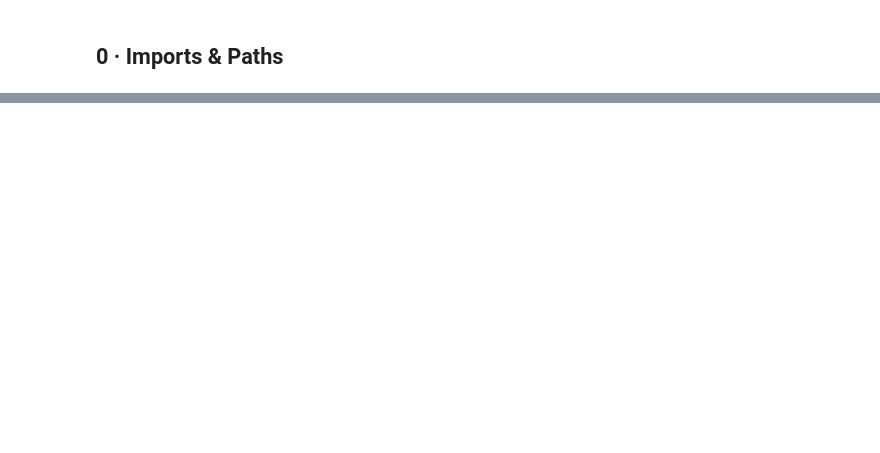
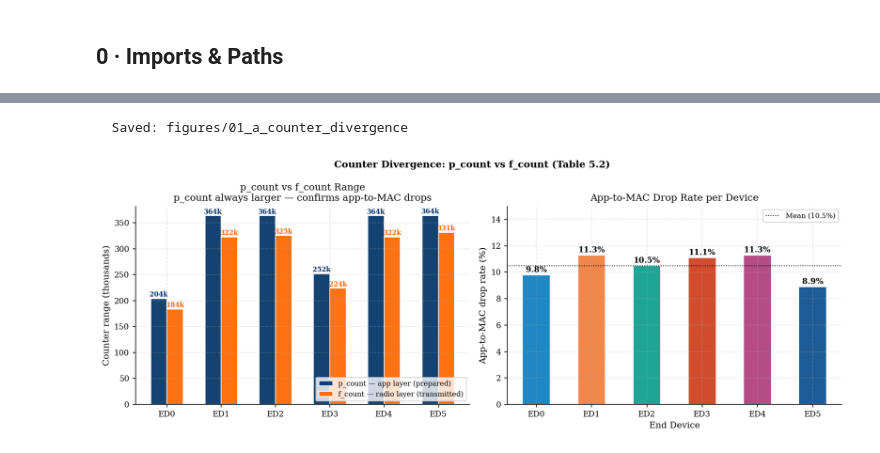
Before and after one commit to vincentmworia/Master-Thesis-Reliability-Analysis-of-Indoor-LoRaWAN-Links-using-packet-counter-reconstruction, a Jupyter notebook: notebooks/FINAL_01_reconstruction.ipynb, the cells around one changed output, grey strips where cells are left out. Drawn from its saved outputs; the diff is of its cells as text; code cells hidden in the pictures; blank space fills up the shorter version.

```diff
--- a/notebooks/FINAL_01_reconstruction.ipynb
+++ b/notebooks/FINAL_01_reconstruction.ipynb
@@ -896,0 +174,43 @@ Cols  : 28
+# %%
+# Fig 01_a — p_count vs f_count divergence per device
+div_data = div.copy()
+DEVICES_D = div_data['device_id'].tolist()
+x = np.arange(len(DEVICES_D));
+w = 0.3
+
+fig, axes = plt.subplots(1, 2, figsize=(12, 4.5))
+
+b1 = axes[0].bar(x - w / 2, div_data['p_range'] / 1000, w, color='#003366',
+                 alpha=0.92, edgecolor='white', label='p_count — app layer (prepared)')
+b2 = axes[0].bar(x + w / 2, div_data['f_range'] / 1000, w, color='#FF6600',
+                 alpha=0.92, edgecolor='white', label='f_count — radio layer (transmitted)')
+for bar, v in zip(b1, div_data['p_range'] / 1000):
+    axes[0].text(bar.get_x() + bar.get_width() / 2, v + 0.5, f'{v:.0f}k',
+                 ha='center', va='bottom', fontsize=7.5, color='#003366', fontweight='bold')
+for bar, v in zip(b2, div_data['f_range'] / 1000):
+    axes[0].text(bar.get_x() + bar.get_width() / 2, v + 0.5, f'{v:.0f}k',
+                 ha='center', va='bottom', fontsize=7.5, color='#FF6600', fontweight='bold')
+axes[0].set_xticks(x);
+axes[0].set_xticklabels(DEVICES_D)
+axes[0].set_ylabel('Counter range (thousands)')
+axes[0].set_title('p_count vs f_count Range\np_count always larger — confirms app-to-MAC drops')
+axes[0].legend(fontsize=8, loc='lower right')
+
+bars = axes[1].bar(DEVICES_D, div_data['pct'],
+                   color=DEVICE_COLORS[:len(DEVICES_D)], width=0.5, alpha=0.88, edgecolor='white')
+for bar, v in zip(bars, div_data['pct']):
+    axes[1].text(bar.get_x() + bar.get_width() / 2, v + 0.1,
+                 f'{v:.1f}%', ha='center', va='bottom', fontsize=9, fontweight='bold')
+axes[1].axhline(y=mean_pct, color='black', lw=1.0, ls=':', label=f'Mean ({mean_pct:.1f}%)')
+axes[1].set_ylabel('App-to-MAC drop rate (%)')
+axes[1].set_xlabel('End Device')
+axes[1].set_title('App-to-MAC Drop Rate per Device')
+axes[1].set_ylim(0, 15)
+axes[1].legend(fontsize=8, loc='upper right')
+
+fig.suptitle('Counter Divergence: p_count vs f_count (Table 5.2)', fontsize=11, fontweight='bold')
+fig.tight_layout()
+save_fig(fig, '01_a_counter_divergence')
+# %% [output]
+  Saved: figures/01_a_counter_divergence
+[figure, added]
```
Also changed, not shown: parts of 57 cells of this notebook, 2 other files.
